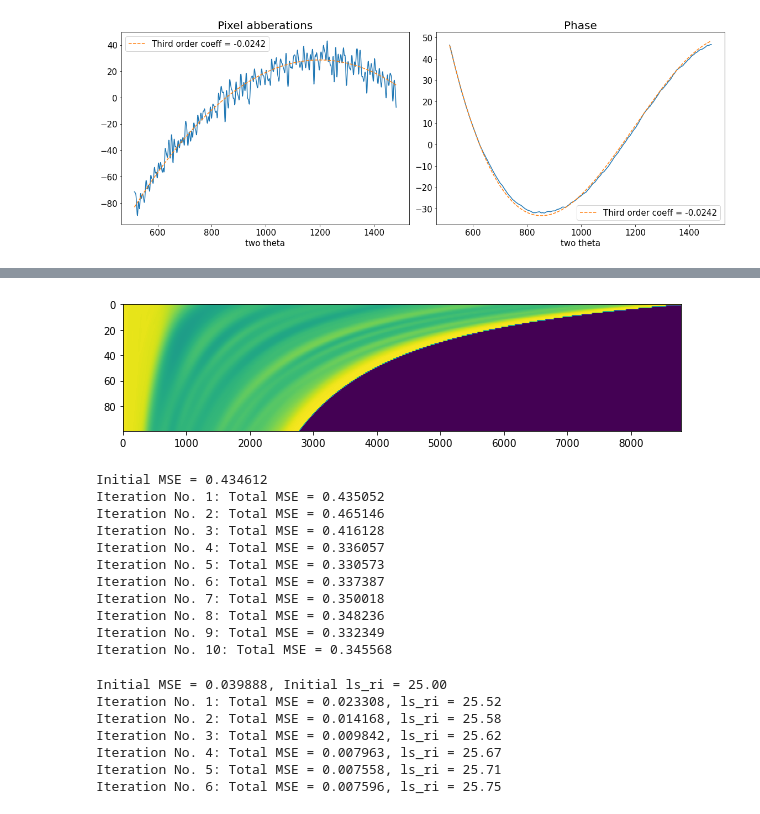
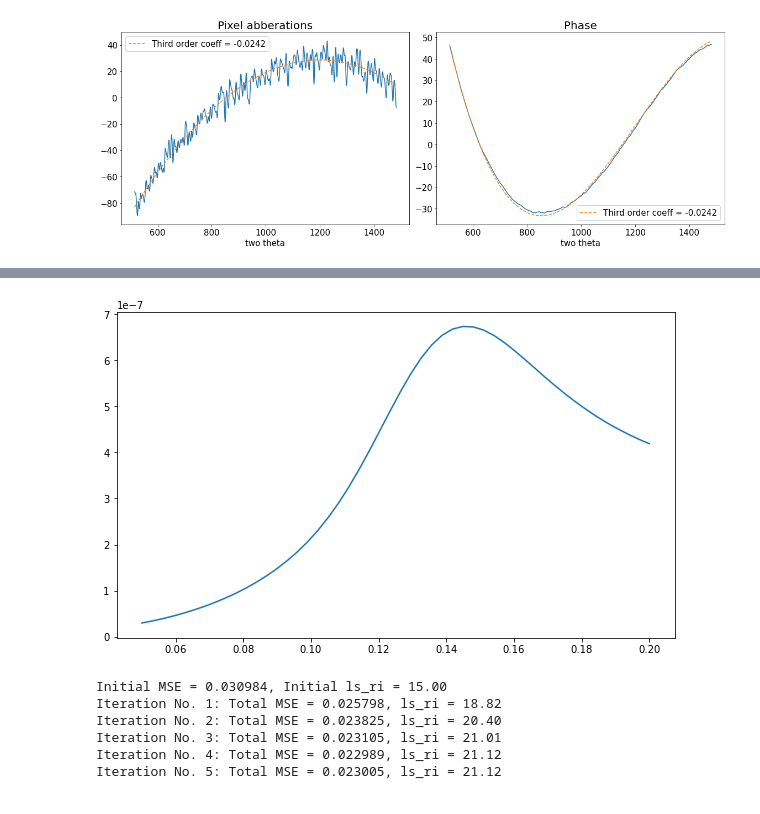
Before and after one commit to simply-nicky/pyrost, a Jupyter notebook: dev.ipynb, the cells around one changed output, grey strips where cells are left out. Cells and saved outputs as stored; diff of their text form; code cells hidden in the pictures.

```diff
--- a/dev.ipynb
+++ b/dev.ipynb
@@ -376,5 +294,0 @@ plt.show()
-# %%
-protocol = rst.Protocol.import_ini('results/sim_results/protocol.ini')
-loader = rst.loader(protocol=protocol)
-data = loader.load('results/sim_results/data.cxi')
-data = data.crop_data([0, 1, 515, 1470])
@@ -579,11 +412,9 @@ roi_dict = {1511: (0, 1, 340, 1230), 1512: (0, 1, 340, 1230), 1513: (0, 1, 340,
             1739: (0, 1, 350, 1065), 1740: (0, 1, 350, 1065), 1741: (0, 1, 350, 1065), 1856: (0, 1, 330, 1030),
             1857: (0, 1, 330, 1030), 1986: (0, 1, 350, 1200), 2008: (0, 1, 350, 1100), 2165: (0, 1, 430, 1140),
             2188: (0, 1, 365, 1155), 2202: (0, 1, 275, 1100), 2274: (0, 1, 430, 1140), 2291: (0, 1, 430, 1140),
-            2311: (0, 1, 440, 1220), 2312: (0, 1, 440, 1220), 2313: (0, 1, 430, 1220)}
+            2311: (0, 1, 440, 1220), 2312: (0, 1, 440, 1220), 2313: (0, 1, 430, 1220), 2557: (0, 1, 150, 1000)}
 data_path = 'results/exp/Scan_{:d}.cxi'
-scan_num = 2312
+scan_num = 2557
 
 loader = rst.loader()
-st_data = loader.load(data_path.format(scan_num), roi=roi_dict[scan_num])
-st_data = st_data.make_whitefield()
-st_data = st_data.make_pixel_map()
+data = loader.load(data_path.format(scan_num), roi=roi_dict[scan_num])
@@ -590,11 +428,10 @@ st_data = st_data.make_pixel_map()
 # %%
-df_arr = np.linspace(5e-5, 2e-4, 100)
-grad, sweep_img = st_data.defocus_sweep(df_arr, ls_ri=25)
+defoci = np.linspace(5e-5, 2e-4, 50)
+ds_scan = data.defocus_sweep(defoci, ls_ri=30, return_sweep=False)
 
 %matplotlib inline
 fig, ax = plt.subplots(figsize=(10, 6))
-ax.imshow(sweep_img[:, 0])
-ax.set_aspect(20)
+ax.plot(defoci * 1e3, ds_scan)
 plt.show()
 # %% [output]
-[figure, old version]
+[figure, new version]
@@ -606,29 +438,13 @@ st_res = dev.st_update(I_n=st_data.get('data'), dij=st_data.get('translations'),
 # %%
-st_data = st_data.update_defocus(defocus_fs=df_arr[np.argmin(ds_scan)])
-st_obj = st_data.get_st()
-st_res, errors = st_obj.iter_update(sw_fs=5, ls_pm=2.5, ls_ri=1e-1, n_iter=10, verbose=True,
-                                    return_errors=True, f_tol=-10.)
+data = data.update_defocus(defocus_fs=defoci[np.argmax(ds_scan)])
+
+st_obj = data.get_st()
+
+st_rgd = st_obj.iter_update_gd(ls_ri=15, ls_pm=2.5, sw_fs=6, n_iter=20, verbose=True)
 # %% [output]
-Initial MSE = 0.434612
-Iteration No. 1: Total MSE = 0.435052
-Iteration No. 2: Total MSE = 0.465146
-Iteration No. 3: Total MSE = 0.416128
-Iteration No. 4: Total MSE = 0.336057
-Iteration No. 5: Total MSE = 0.330573
-Iteration No. 6: Total MSE = 0.337387
-Iteration No. 7: Total MSE = 0.350018
-Iteration No. 8: Total MSE = 0.348236
-Iteration No. 9: Total MSE = 0.332349
-Iteration No. 10: Total MSE = 0.345568
+Initial MSE = 0.030984, Initial ls_ri = 15.00
+Iteration No. 1: Total MSE = 0.025798, ls_ri = 18.82
+Iteration No. 2: Total MSE = 0.023825, ls_ri = 20.40
+Iteration No. 3: Total MSE = 0.023105, ls_ri = 21.01
+Iteration No. 4: Total MSE = 0.022989, ls_ri = 21.12
+Iteration No. 5: Total MSE = 0.023005, ls_ri = 21.12
-# %%
-st_obj = st_data.get_st()
-st_rgd, extra = st_obj.iter_update_gd(sw_fs=15, ls_pm=2.5, ls_ri=25.0, n_iter=20, verbose=True,
-                                      return_extra=True, learning_rate=1e3, momentum=0.)
-# %% [output]
-Initial MSE = 0.039888, Initial ls_ri = 25.00
-Iteration No. 1: Total MSE = 0.023308, ls_ri = 25.52
-Iteration No. 2: Total MSE = 0.014168, ls_ri = 25.58
-Iteration No. 3: Total MSE = 0.009842, ls_ri = 25.62
-Iteration No. 4: Total MSE = 0.007963, ls_ri = 25.67
-Iteration No. 5: Total MSE = 0.007558, ls_ri = 25.71
-Iteration No. 6: Total MSE = 0.007596, ls_ri = 25.75
```
Also changed, not shown: parts of 35 cells of this notebook, 8 other files.
